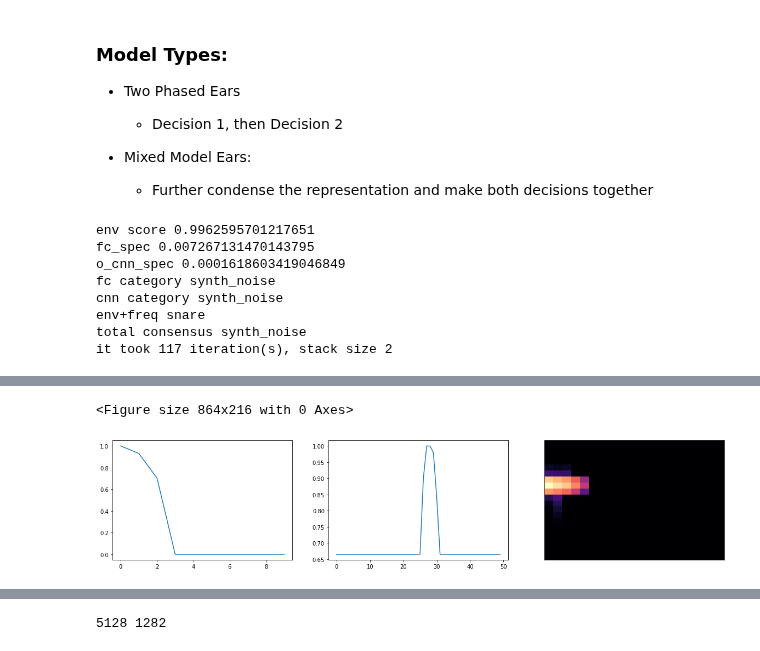
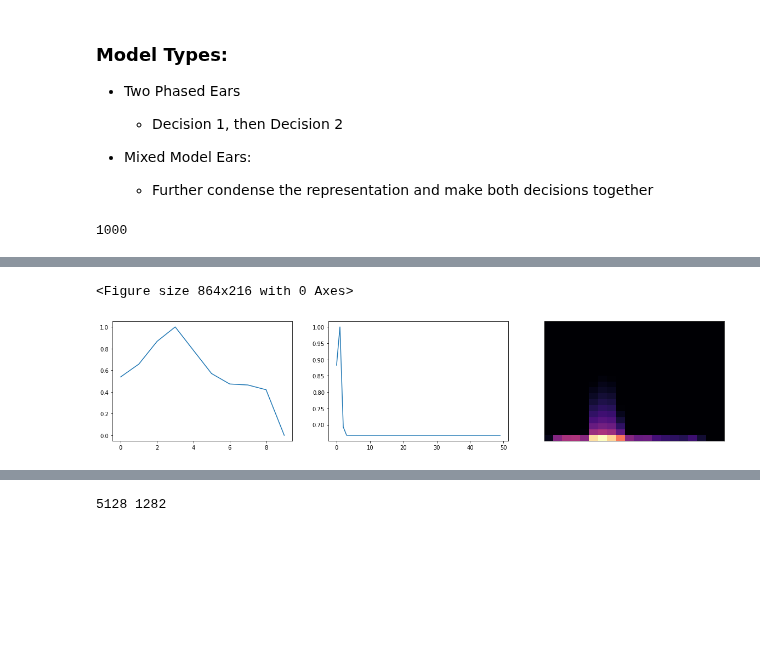
Before and after one commit to imilas/Synths_Stacks_Search, a Jupyter notebook: presentation.ipynb, the cells around one changed output, grey strips where cells are left out. Saved outputs shown, nothing was run; the diff lists cells and outputs as text; code cells hidden in the pictures; blank space fills up the shorter version.

Commit message:
re-ran models

```diff
--- a/presentation.ipynb
+++ b/presentation.ipynb
@@ -366,7 +366,7 @@ classes=comv.classes
 classes_ranked=comv.classes_ranked
 cDict={v:i for i,v in enumerate(classes)}
 
-drum_groups=['tom_low','snare','hihat_closed','rim','synth_noise','clap','kick','hihat_open','tom_mid']
+drum_groups=['snare','kick','hat','other','clap']
 
 drum_df=pd.DataFrame(columns=["name","fc","cnnlstm","env+freq","consensus","stack_size"])
 
@@ -411,19 +411,22 @@ cnn_model_dvn.to(device)
 #########DVD#########
 #fc dvd
 dvd_fc=pm.getFCSpecModel(D_in=20*20,H1=100,H2=50,H3=100,D_out=len(drum_groups))
-state='./feature_extraction/models/fc/spec_fc_dvd_81.pt'
+# state='./feature_extraction/models/fc/spec_fc_dvd_81.pt'
+state='./feature_extraction/models/fc/final_spec_fc_dvd_76.pt'
 dvd_fc.load_state_dict(torch.load(state))
 dvd_fc.to(device)
 
 #cnn_dvd
-dvd_cnn=pm.CNNLSTM_dvd(len_out=len(drum_groups))
-state='./feature_extraction/models/cnn/clst_dvd_90_170.pt'
+dvd_cnn=pm.CNN_dvd(len_out=len(drum_groups))
+# state='./feature_extraction/models/cnn/clst_dvd_90_170.pt'
+state='./feature_extraction/models/cnn/final_cslt_dvd_86_94.pt'
 dvd_cnn.load_state_dict(torch.load(state))
 dvd_cnn.to(device)
 
 #freq+env model
 freq_env_model_dvd = tm.env_freq_Model(D_in=60,H1=30,H2=10,H3=10,D_out=len(drum_groups))
-state='./feature_extraction/models/fc/freq_env_dvd_86_351.pt'
+# state='./feature_extraction/models/fc/freq_env_dvd_86_351.pt'
+state='./feature_extraction/models/fc/final_freq_env_dvd_85_205.pt'
 freq_env_model_dvd.load_state_dict(torch.load(state))
 freq_env_trans=tm.freq_and_env_Trans(feat_mels=50,env_mels=1)
 freq_env_model_dvd.to(device)
@@ -479,7 +482,7 @@ model,x=cnn_model_dvn,pitch_feats.reshape(-1,1,20,20)
 
 
 
-def evalSoundSlow(a):
+def evalSoundSlow(a,env_thresh=0.5,fc_spec_tresh=0.5):
     try:
         a=librosa.util.normalize(a)
     except:
@@ -506,7 +509,7 @@ def evalSoundSlow(a):
     cat_consensus=drum_groups[torch.argmax(outputFCDVD+outputCNNDVD+outputEnvFreq)]
 
     spec_score=(o_fc_spec+o_cnn_spec)/2
-    if (o_e>=0.5) or (o_e>0.5 and o_cnn_spec>0.7):
+    if (o_e>=env_thresh) or (o_cnn_spec>fc_spec_tresh or o_fc_spec>fc_spec_tresh):
         print("env score",o_e)
         print("fc_spec",o_fc_spec)
         print("o_cnn_spec",o_cnn_spec)
@@ -519,41 +522,35 @@ def evalSoundSlow(a):
 def findDrum(stack_size=1,iteration=0):
     out,params= stackMaker(stack_size)
     a= memToAud(out)
-    return evalSoundSlow(a)
+    return evalSoundSlow(a,env_thresh=1,fc_spec_tresh=0.5)
 i=0
 j=0
 while i<1000:
     i=i+1
     j=j+1
     stack_size=np.random.choice([2])
     (a,env_feats,freq_feats,pitch_feats,stack_size,results)=findDrum(stack_size,iteration=i)
     if results!="not_found":
-        print("it took %d iteration(s), stack size %d"%(j,stack_size))
+        print("\nit took %d iteration(s), stack size %d"%(j,stack_size))
         j=0
         break
+    print(i, end="\r")
 
 fig = plt.figure(figsize=(12,3))
 fig = plt.figure(figsize=(20,4))
 ax = plt.subplot(1, 3,1)
 
 plt.plot(env_feats.cpu())
 ax = plt.subplot(1, 3,2)
 plt.plot(freq_feats[0:50].cpu())
 ax=plt.subplot(1,3,3)
 ft=pitch_feats.cpu()
 ft=ft.numpy()
 librosa.display.specshow(ft[0])
 
 Audio(a,rate=sr, autoplay=True)
 # %% [output]
-env score 0.9962595701217651
-fc_spec 0.007267131470143795
-o_cnn_spec 0.0001618603419046849
-fc category synth_noise
-cnn category synth_noise
-env+freq snare
-total consensus synth_noise
-it took 117 iteration(s), stack size 2
+1000
 [interactive output not drawn]
 <Figure size 864x216 with 0 Axes>
-[figure, old version]
+[figure, new version]
```
Also changed, not shown: parts of 8 cells of this notebook, 1 other file.
